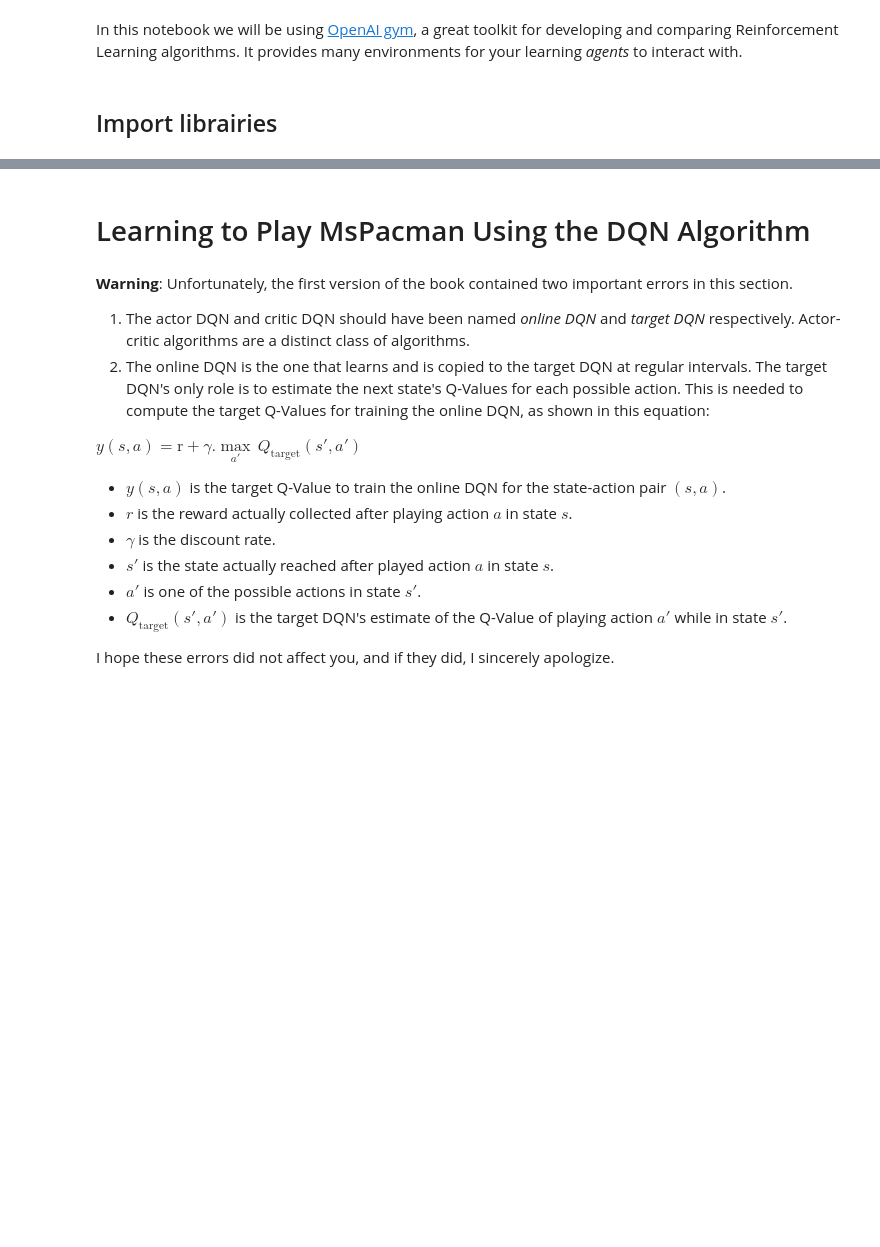
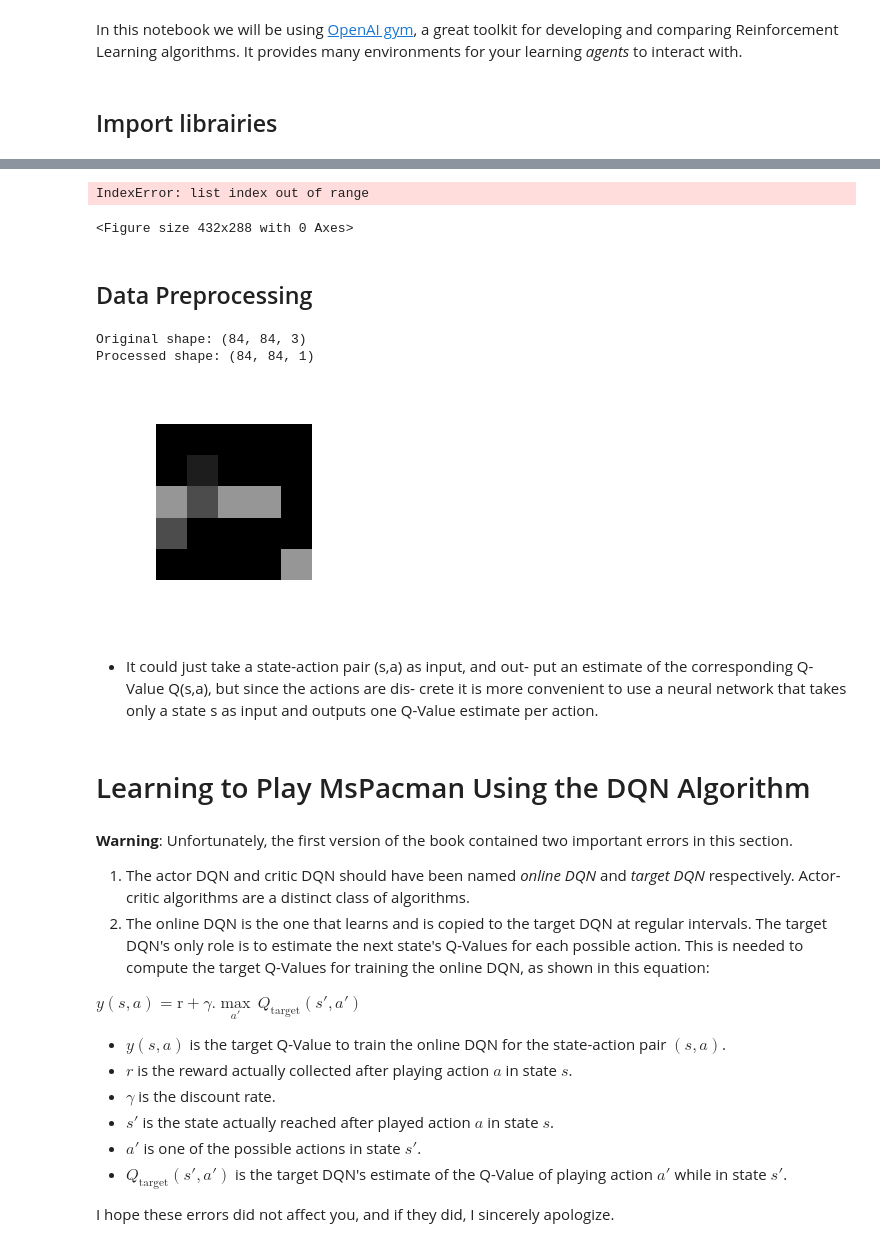
Before and after one commit to wikistat/AI-Frameworks, a Jupyter notebook: ReinforcementLearning/reinforcement_learning_DQN.ipynb, the cells around one changed output, grey strips where cells are left out. Drawn from its saved outputs; the diff is of its cells as text; code cells hidden in the pictures; blank space fills up the shorter version.

```diff
--- a/ReinforcementLearning/reinforcement_learning_DQN.ipynb
+++ b/ReinforcementLearning/reinforcement_learning_DQN.ipynb
@@ -240,3 +268,39 @@ Summary: mean=22.4, std=26.780170, min=0, max=220
+# %%
+frames = []
+cum_reward=0
+actions=[]
+for step in actions:
+    state, reward , end = env.step(step)
+    frames.append(state)
+    cum_reward+=reward
+cum_reward
+HTML(plot_animation(frames).to_html5_video())
+# %% [output]
+IndexError: list index out of range
+<Figure size 432x288 with 0 Axes>
+# %% [markdown]
+## Data Preprocessing
+# %%
+def process_state(state):
+    """ This processes the state and converts to black & white. This will help speed up learning
+        as the number of parameters will be reduced.
+    """
+    state = state/255
+    return np.expand_dims(np.dot(state[...,:3], [0.2989, 0.5870, 0.1140]),axis=-1)
+    return state
+
+
+plt.imshow(process_state(env.state)[:,:,0],cmap=plt.get_cmap('gray'))
+plt.axis("off")
+
+print("Original shape: {}".format(env.state.shape))
+print("Processed shape: {}".format(process_state(env.state).shape))
+# %% [output]
+Original shape: (84, 84, 3)
+Processed shape: (84, 84, 1)
+[figure, added]
+# %% [markdown]
+* It could just take a state-action pair (s,a) as input, and out‐ put an estimate of the corresponding Q-Value Q(s,a), but since the actions are dis‐ crete it is more convenient to use a neural network that takes only a state s as input and outputs one Q-Value estimate per action.
 # %% [markdown]
 # Learning to Play MsPacman Using the DQN Algorithm
 # %% [markdown]
```
Also changed, not shown: parts of 46 cells of this notebook, 3 other files.
